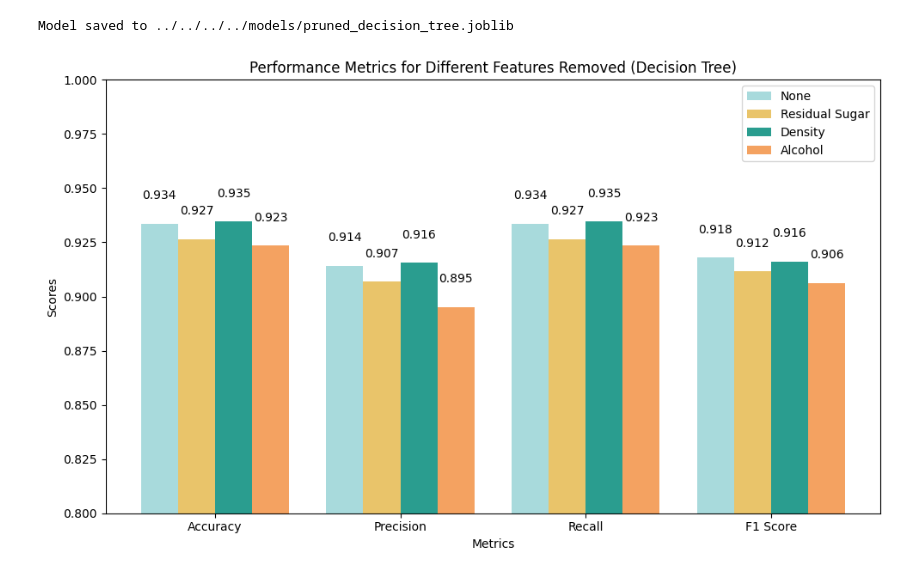
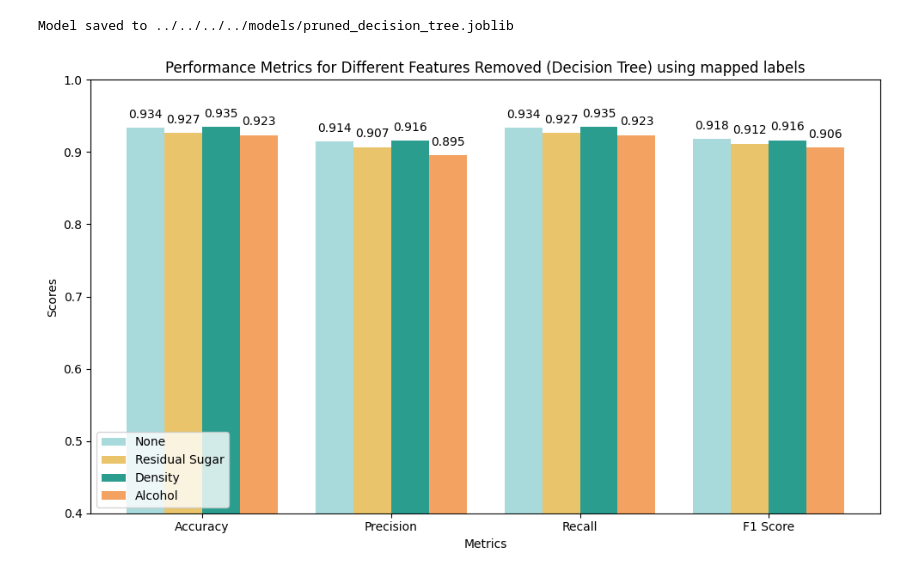
Before and after one commit to nabrego/WinePrediction, a Jupyter notebook: src/codes/experiments/decision_tree/DecisionTree_newest.ipynb, the cells around one changed output. Cells and saved outputs as stored; diff of their text form; code cells hidden in the pictures.

```diff
--- a/src/codes/experiments/decision_tree/DecisionTree_newest.ipynb
+++ b/src/codes/experiments/decision_tree/DecisionTree_newest.ipynb
@@ -21,7 +21,7 @@ sys.path.append(os.path.abspath('../../../../src'))
 from scripts.data_processing import load_and_preprocess_data
 
 data_path = '../../../../data/raw/winequalityN.csv'
-X_train, X_test, y_train, y_test = load_and_preprocess_data(data_path, features_to_drop=['density'])
+X_train, X_test, y_train, y_test = load_and_preprocess_data(data_path, features_to_drop=['density'], map_quality=True)
 
 # top_Features = ['alcohol', 'volatile acidity', 'free sulfur dioxide','citric acid']
 # X_train = X_train[top_Features]
@@ -131,7 +131,8 @@ for name, features_to_drop in feature_combinations.items():
     # Load and preprocess data with specified features dropped
     X_train, X_test, y_train, y_test = load_and_preprocess_data(
         data_path,
-        features_to_drop=features_to_drop
+        features_to_drop=features_to_drop,
+        map_quality=True
     )
 
     # Train model with optimal parameters
@@ -164,33 +165,33 @@ colors = ['#a8dadc',   # Light blue
 fig, ax = plt.subplots(figsize=(10, 6))
 
 # Define metrics labels and positions
 metric_labels = ['Accuracy', 'Precision', 'Recall', 'F1 Score']
 x = np.arange(len(metric_labels))
 width = 0.2
 
 # Plot bars for each feature combination
 for i, (feature, scores) in enumerate(metrics_scores.items()):
     offset = width * (i - len(metrics_scores)/2 + 0.5)
     bars = ax.bar(x + offset, scores, width,
                  label=feature, color=colors[i])
 
     # Add value labels on top of bars
     for j, v in enumerate(scores):
         ax.text(x[j] + offset, v + 0.01, f'{v:.3f}',
                 ha='center', va='bottom', fontsize=10)
 
 # Customize the plot
 ax.set_xlabel('Metrics')
 ax.set_ylabel('Scores')
-ax.set_title('Performance Metrics for Different Features Removed (Decision Tree)')
+ax.set_title('Performance Metrics for Different Features Removed (Decision Tree) using mapped labels')
 ax.set_xticks(x)
 ax.set_xticklabels(metric_labels)
-ax.set_ylim(0.8, 1)  # Adjust as needed
+ax.set_ylim(0.4, 1)  # Adjust as needed
 ax.legend()
 
 plt.tight_layout()
 # Save the figure
 plt.savefig('../../../data/eval_results/DT_features_removed.png', dpi=300, bbox_inches='tight')
 plt.show()
 # %% [output]
-[figure, old version]
+[figure, new version]
```
Also changed, not shown: parts of 2 cells of this notebook, 13 other files.
